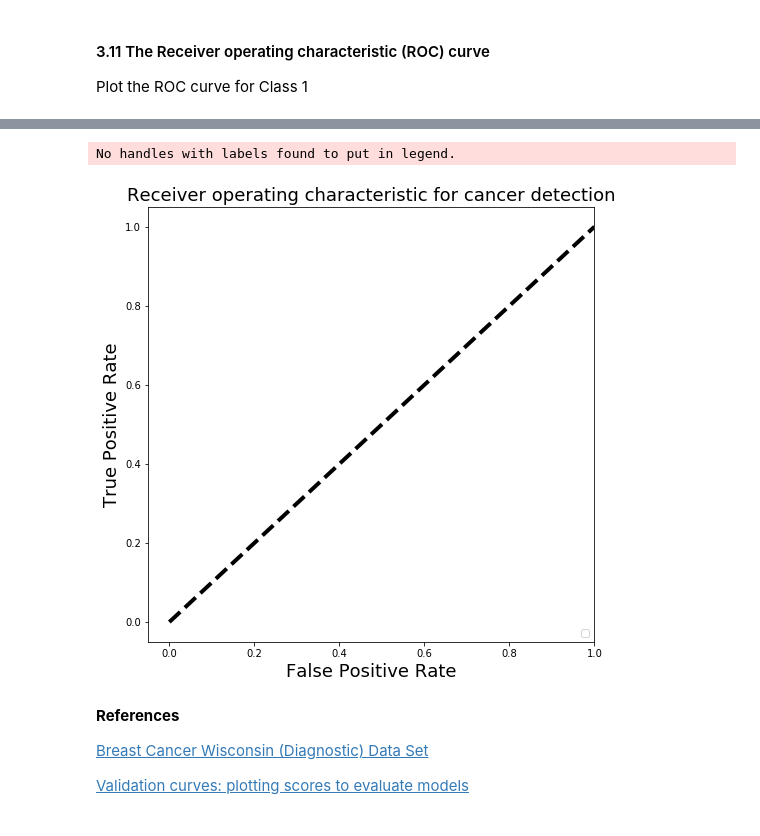
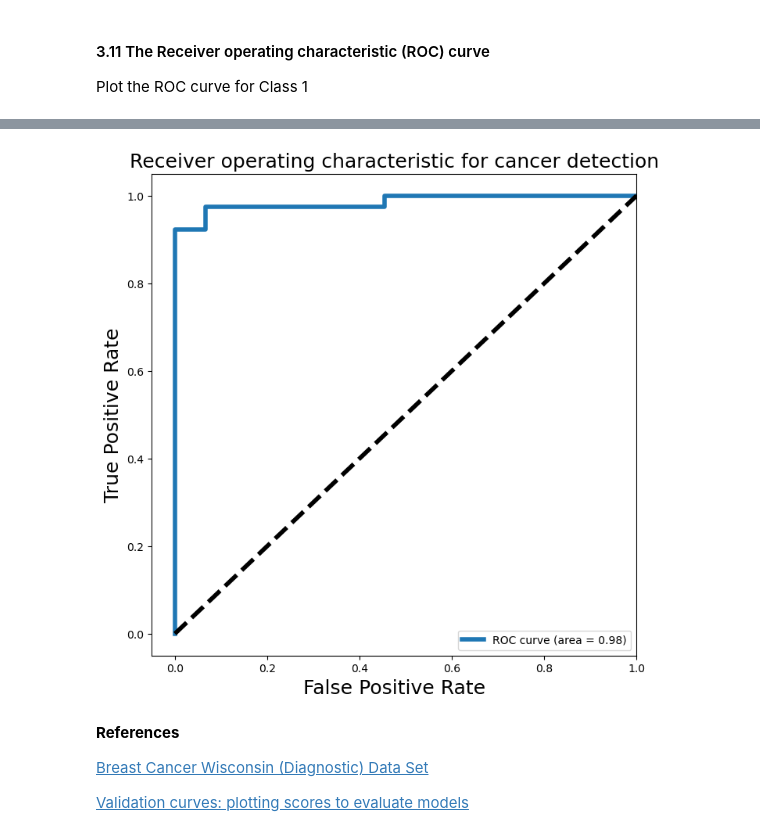
Before and after one commit to huyphnvn/IOD, a Jupyter notebook: MOD5/Lab 5/IOD_Lab_5_1_1.ipynb, the cells around one changed output, grey strips where cells are left out. Saved outputs shown, nothing was run; the diff lists cells and outputs as text; code cells hidden in the pictures.

```diff
--- a/MOD5/Lab 5/IOD_Lab_5_1_1.ipynb
+++ b/MOD5/Lab 5/IOD_Lab_5_1_1.ipynb
@@ -66,0 +316,6 @@ Use Logistic Regression and examine accuracy score, confusion matrix, classifica
+# %%
+# Select only relevant features
+selection_criteria = 0.5
+relevant_features = importance_df.loc[abs(importance_df['importance']) > selection_criteria, 'feature']
+
+print(f"Number of relevant features: {relevant_features.count()}")
@@ -66,0 +324,6 @@ Use Logistic Regression and examine accuracy score, confusion matrix, classifica
+# %%
+# Train - test split
+X_train, X_test, y_train, y_test = train_test_split(df_transformed.loc[:, relevant_features], df_transformed.iloc[:, -1], train_size=0.8, random_state=25)
+# %%
+# Train the model
+model.fit(X_train, y_train)
@@ -68,8 +358,9 @@ Use Logistic Regression and examine accuracy score, confusion matrix, classifica
 #### 3.2 Calculate the predicted labels and predicted probabilities on the test set.
 # %%
 # predict test class:
-
+y_predict
 # predicted test probability:
+y_proba = model.predict_proba(X_test)
 # %% [markdown]
 #### 3.3 Create the confusion matrix for your classifier's performance on the test set.
 
@@ -156,24 +573,24 @@ from sklearn.metrics import roc_curve, auc
 # %%
 # For class 1, find the area under the curve
 # Find fpr, tpr
-
+fpr, tpr, _ = roc_curve(y_test, y_proba[:, 1], pos_label=1)
 # Find auc
-
+roc_auc = auc(fpr, tpr)
 # Plot of a ROC curve for class 1 (has_cancer)
 plt.figure(figsize=[8,8])
 
 # Plot fpr, tpr
+plt.plot(fpr, tpr, label='ROC curve (area = %0.2f)' % roc_auc, linewidth=4)
 plt.plot([0, 1], [0, 1], 'k--', linewidth=4)
 plt.xlim([-0.05, 1.0])
 plt.ylim([-0.05, 1.05])
 plt.xlabel('False Positive Rate', fontsize=18)
 plt.ylabel('True Positive Rate', fontsize=18)
 plt.title('Receiver operating characteristic for cancer detection', fontsize=18)
 plt.legend(loc="lower right")
 plt.show()
 # %% [output]
-No handles with labels found to put in legend.
-[figure, old version]
+[figure, new version]
 # %% [markdown]
 **References**
 
```
Also changed, not shown: parts of 51 cells of this notebook.
